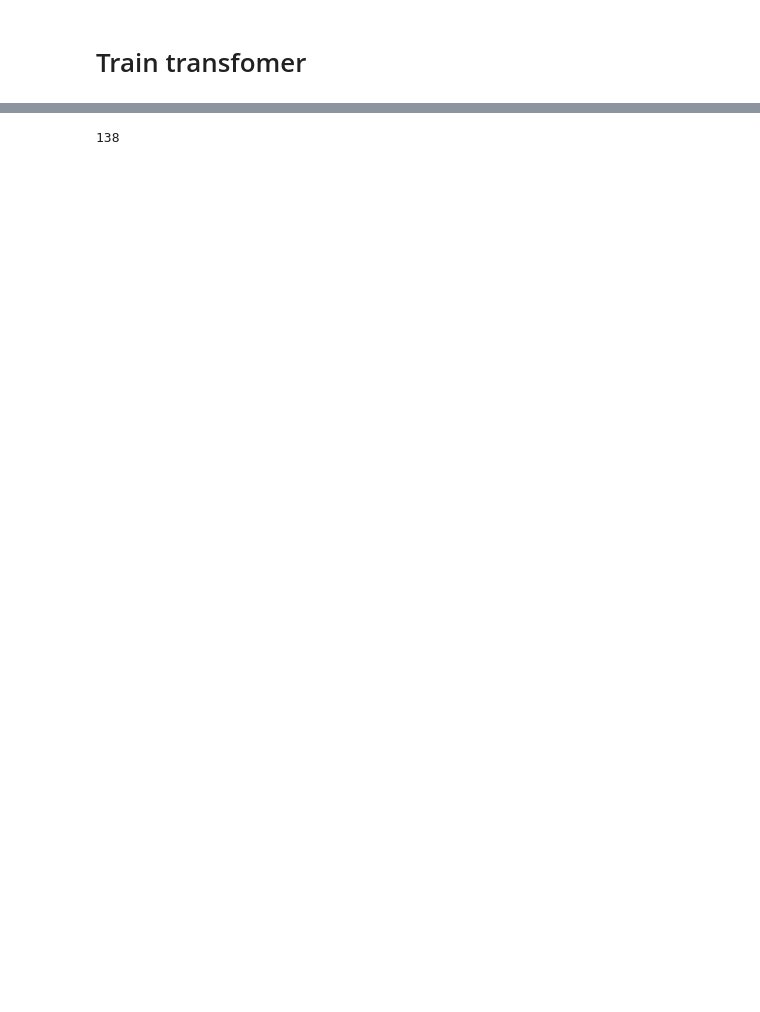
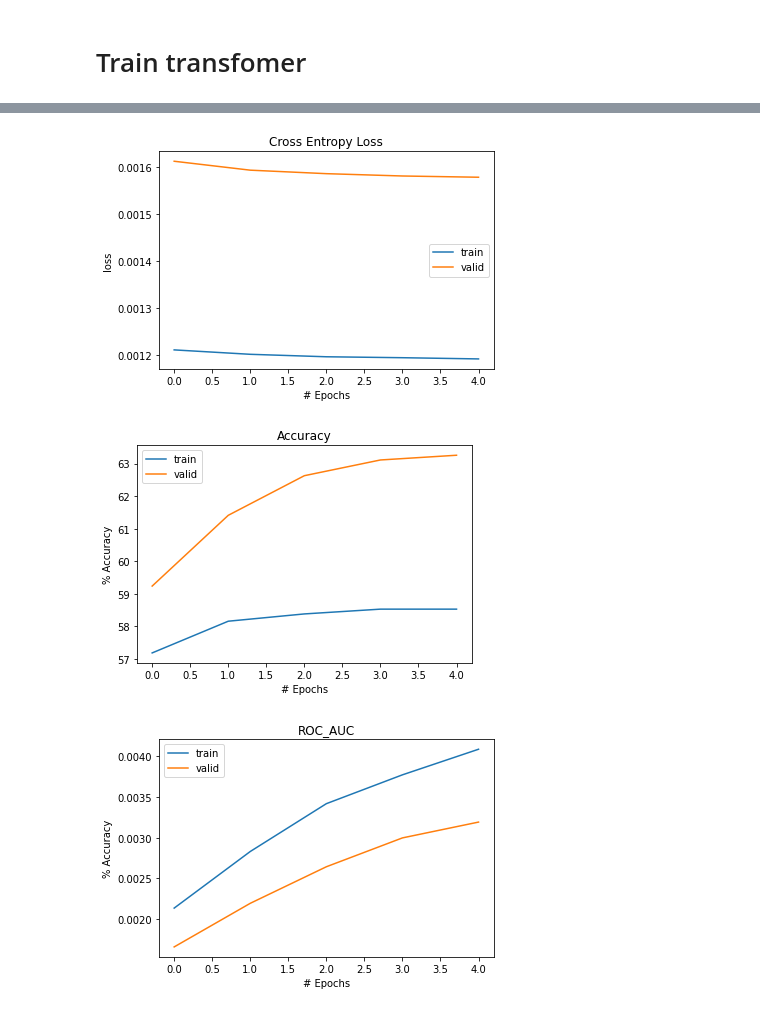
Before and after one commit to Pchatain/CS329P, a Jupyter notebook: Transformer_Dec6.ipynb, the cells around one changed output, grey strips where cells are left out. Drawn from its saved outputs; the diff is of its cells as text; code cells hidden in the pictures; blank space fills up the shorter version.

```diff
--- a/Transformer_Dec6.ipynb
+++ b/Transformer_Dec6.ipynb
@@ -743,4 +779,26 @@ evaluation acc of valid: 0.619466985100551, loss: 0.0015905301148983592
-# %%
-print(len(t_train_x))
-# %% [output]
-138
+# %%
+plt.plot(train_losses, label = "train")
+plt.plot(valid_losses, label = "valid")
+plt.title('Cross Entropy Loss')
+plt.xlabel('# Epochs')
+plt.ylabel('loss')
+plt.legend()
+plt.show()
+plt.plot(train_accs,  label = "train")
+plt.plot(valid_accs,  label = "valid")
+plt.title('Accuracy')
+plt.xlabel('# Epochs')
+plt.ylabel('% Accuracy')
+plt.legend()
+plt.show()
+plt.plot(train_roc_aucs,  label = "train")
+plt.plot(valid_roc_aucs,  label = "valid")
+plt.title('ROC_AUC')
+plt.xlabel('# Epochs')
+plt.ylabel('% Accuracy')
+plt.legend()
+plt.show()
+# %% [output]
+[figure, added]
+[figure, added]
+[figure, added]
```
Also changed, not shown: parts of 3 cells of this notebook.
